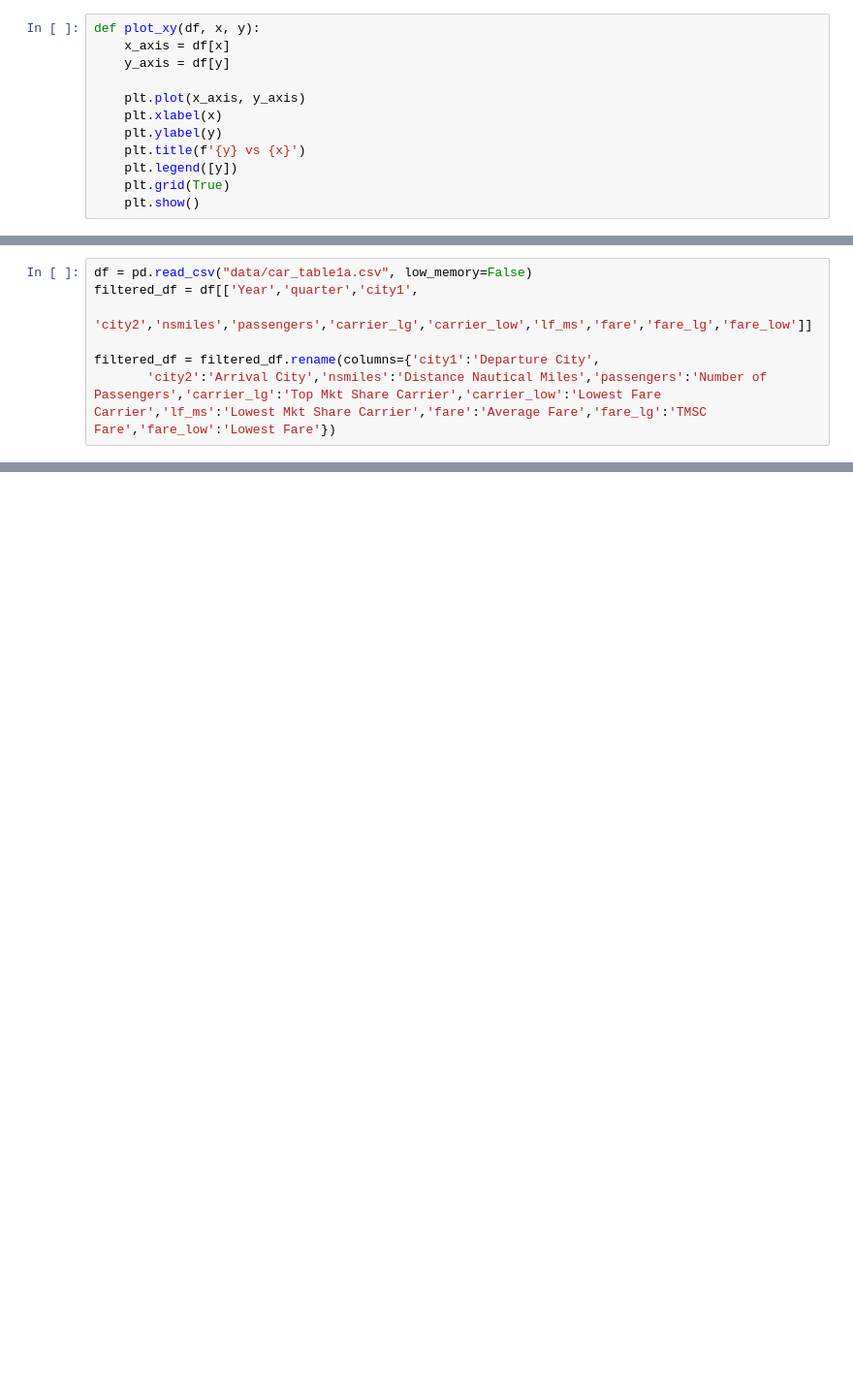
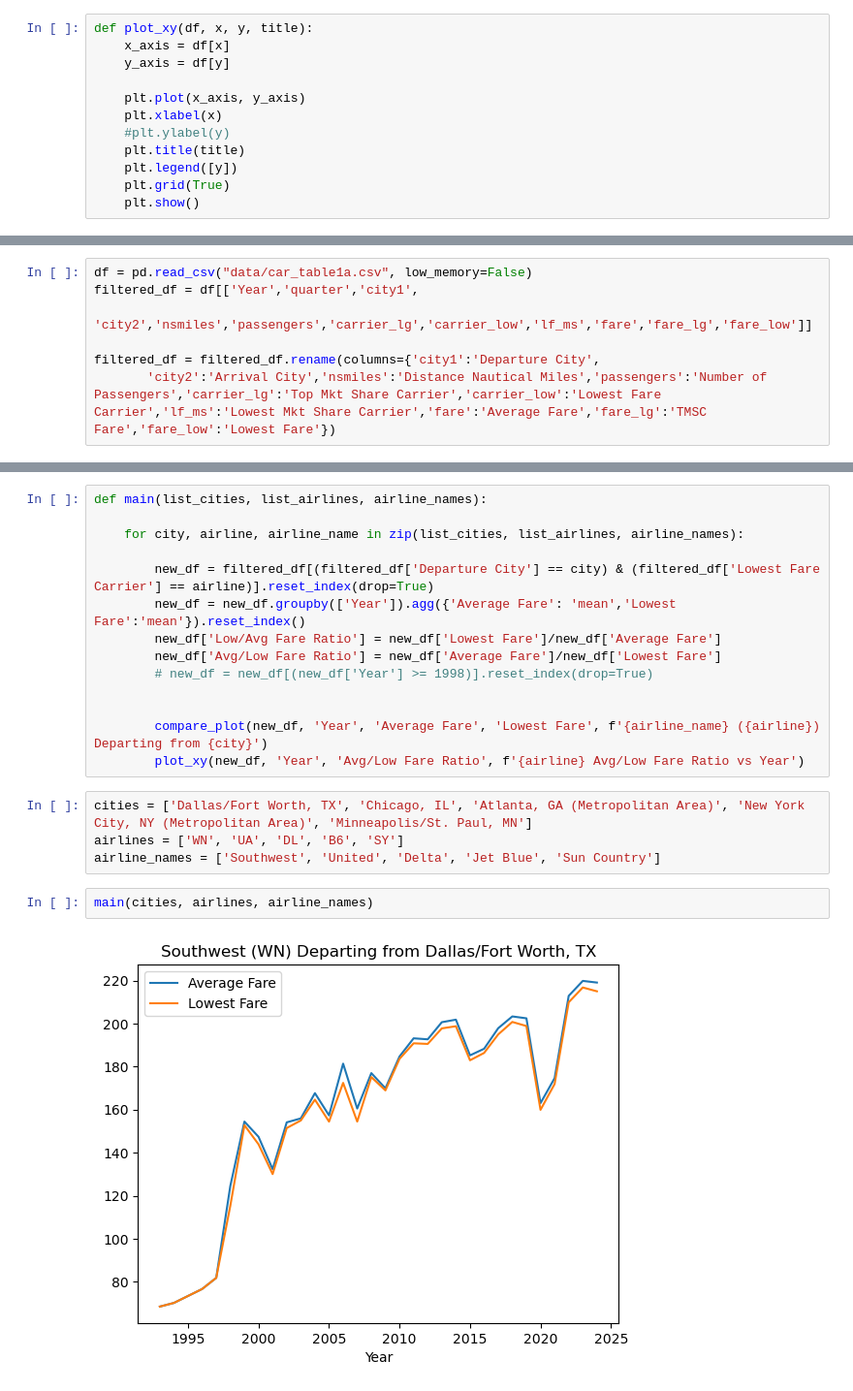
Before and after one commit to george-aristides/project-1, a Jupyter notebook: refined stuff.ipynb, the cells around one changed output, grey strips where cells are left out. Shown at 97% size. Cells and saved outputs as stored; diff of their text form; blank space fills up the shorter version.

```diff
--- a/refined stuff.ipynb
+++ b/refined stuff.ipynb
@@ -2,14 +2,14 @@
 import pandas as pd
 import matplotlib.pyplot as plt
 # %%
-def plot_xy(df, x, y):
+def plot_xy(df, x, y, title):
     x_axis = df[x]
     y_axis = df[y]
 
     plt.plot(x_axis, y_axis)
     plt.xlabel(x)
-    plt.ylabel(y)
-    plt.title(f'{y} vs {x}')
+    #plt.ylabel(y)
+    plt.title(title)
     plt.legend([y])
     plt.grid(True)
     plt.show()
@@ -61,0 +38,22 @@ flights and generally one will not be able to find anything significantly cheape
+# %%
+def main(list_cities, list_airlines, airline_names):
+
+    for city, airline, airline_name in zip(list_cities, list_airlines, airline_names):
+
+        new_df = filtered_df[(filtered_df['Departure City'] == city) & (filtered_df['Lowest Fare Carrier'] == airline)].reset_index(drop=True)
+        new_df = new_df.groupby(['Year']).agg({'Average Fare': 'mean','Lowest Fare':'mean'}).reset_index()
+        new_df['Low/Avg Fare Ratio'] = new_df['Lowest Fare']/new_df['Average Fare']
+        new_df['Avg/Low Fare Ratio'] = new_df['Average Fare']/new_df['Lowest Fare']
+        # new_df = new_df[(new_df['Year'] >= 1998)].reset_index(drop=True)
+
+
+        compare_plot(new_df, 'Year', 'Average Fare', 'Lowest Fare', f'{airline_name} ({airline}) Departing from {city}')
+        plot_xy(new_df, 'Year', 'Avg/Low Fare Ratio', f'{airline} Avg/Low Fare Ratio vs Year')
+# %%
+cities = ['Dallas/Fort Worth, TX', 'Chicago, IL', 'Atlanta, GA (Metropolitan Area)', 'New York City, NY (Metropolitan Area)', 'Minneapolis/St. Paul, MN']
+airlines = ['WN', 'UA', 'DL', 'B6', 'SY']
+airline_names = ['Southwest', 'United', 'Delta', 'Jet Blue', 'Sun Country']
+# %%
+main(cities, airlines, airline_names)
+# %% [output]
+[figure, added]
```
Also changed, not shown: parts of 4 cells of this notebook.
